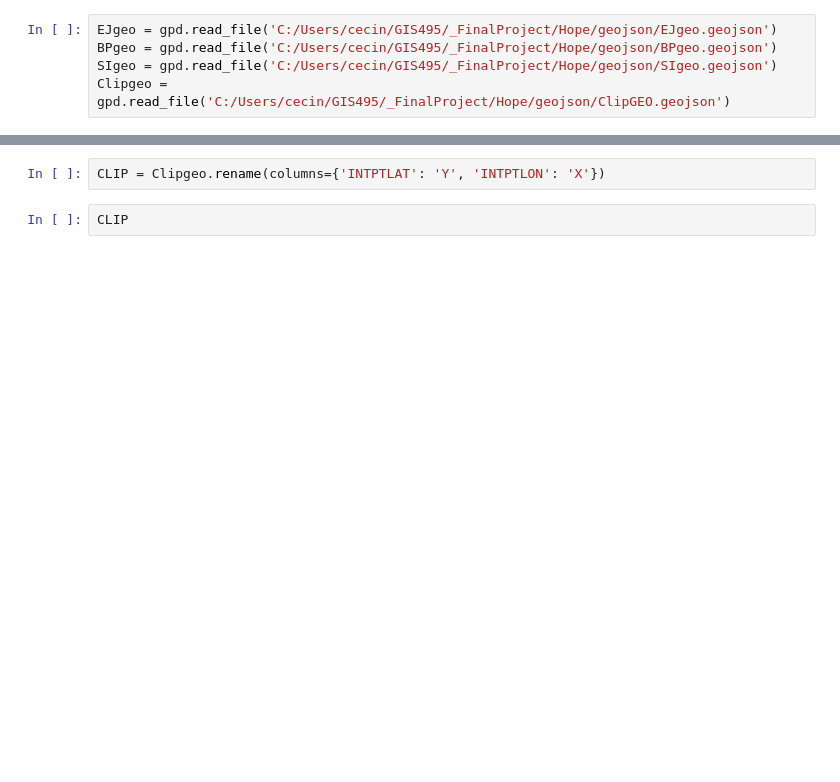
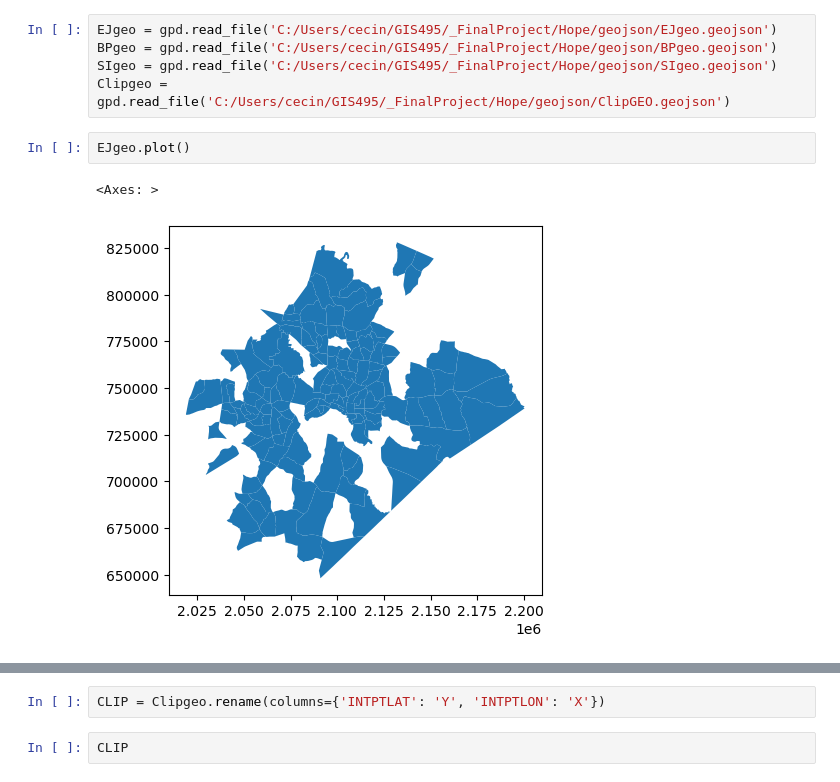
Before and after one commit to cmnottin/Final_Project, a Jupyter notebook: storymap_updated.ipynb, the cells around one changed output, grey strips where cells are left out. Drawn from its saved outputs; the diff is of its cells as text; blank space fills up the shorter version.

```diff
--- a/storymap_updated.ipynb
+++ b/storymap_updated.ipynb
@@ -249,3 +150,8 @@ EJgeo = gpd.read_file('C:/Users/cecin/GIS495/_FinalProject/Hope/geojson/EJgeo.ge
 BPgeo = gpd.read_file('C:/Users/cecin/GIS495/_FinalProject/Hope/geojson/BPgeo.geojson')
 SIgeo = gpd.read_file('C:/Users/cecin/GIS495/_FinalProject/Hope/geojson/SIgeo.geojson')
 Clipgeo = gpd.read_file('C:/Users/cecin/GIS495/_FinalProject/Hope/geojson/ClipGEO.geojson')
+# %%
+EJgeo.plot()
+# %% [output]
+<Axes: >
+[figure, added]
```
Also changed, not shown: parts of 17 cells of this notebook.
